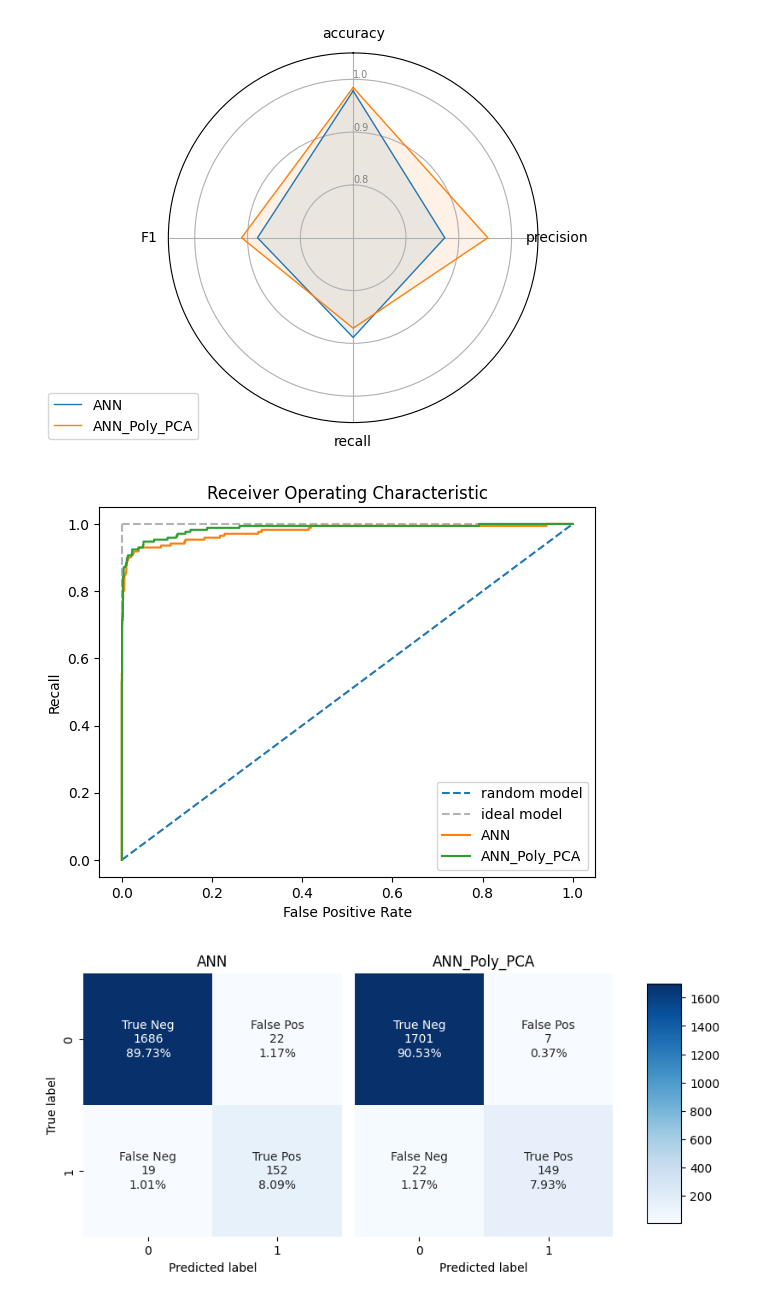
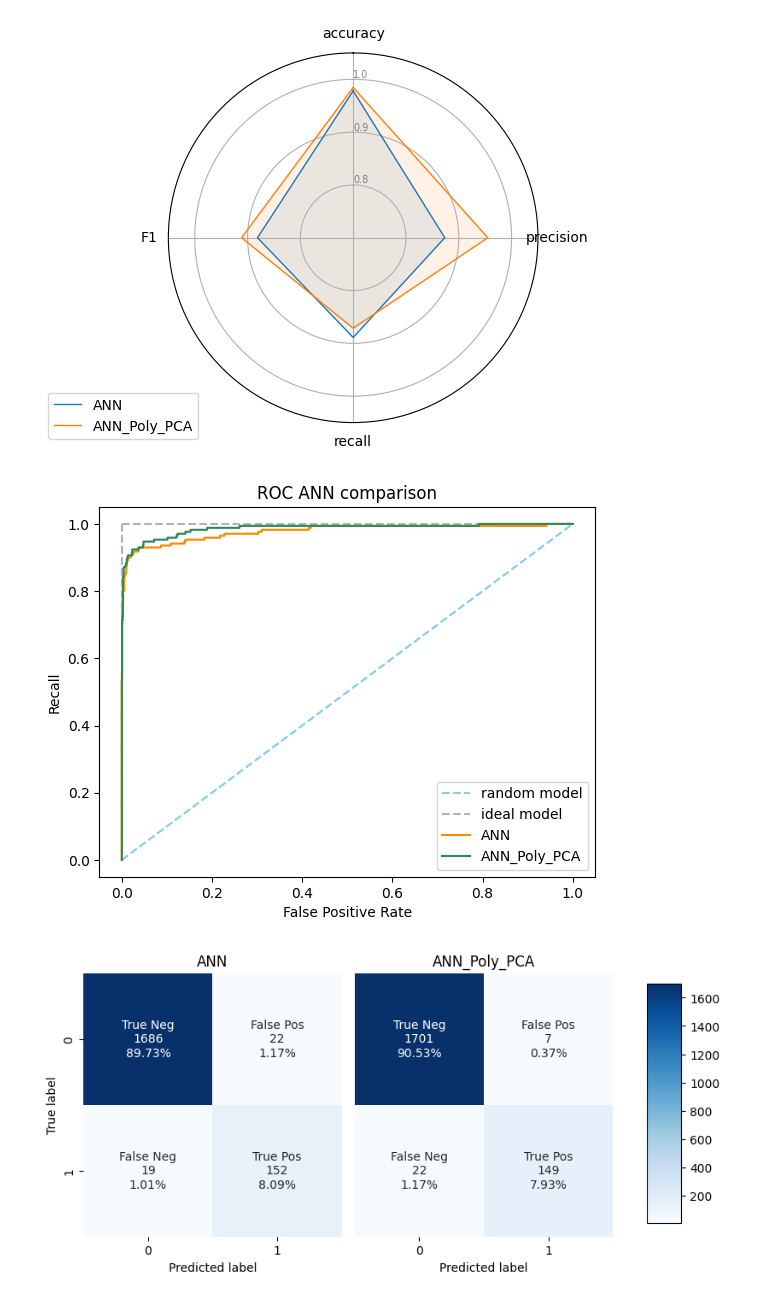
Before and after one commit to daistmarco/PredictingPulsarStar, a Jupyter notebook: ANN_comparison.ipynb, the cells around one changed output. Saved outputs shown, nothing was run; the diff lists cells and outputs as text; code cells hidden in the pictures.

```diff
--- a/ANN_comparison.ipynb
+++ b/ANN_comparison.ipynb
@@ -519,37 +520,44 @@ if save_flag == 1:
 # %% [output]
 [figure]
 # %%
+from sklearn.metrics import roc_curve
+import matplotlib.pyplot as plt
+
 # calculate roc curve values for the first ROC curve
 false_positive_rate1, recall1, threshold1 = roc_curve(y_test, y_pred_proba1, drop_intermediate=False)
 
 # calculate roc curve values for the second ROC curve
 false_positive_rate2, recall2, threshold2 = roc_curve(y_test, y_pred_proba2, drop_intermediate=False)
 
 # figure and axes initialization
 fig, ax = plt.subplots()
 
 # reference lines
-ax.plot([0, 1], ls="--", label='random model')  # blue diagonal
+ax.plot([0, 1], ls="--", c='skyblue', alpha=1, label='random model')  # blue diagonal with alpha=0.5
 ax.plot([0, 0], [1, 0], c=".7", ls='--', label='ideal model')  # grey vertical
 ax.plot([1, 1], c=".7", ls='--')  # grey horizontal
 
 # roc curves
-ax.plot(false_positive_rate1, recall1, label='ANN')
-ax.plot(false_positive_rate2, recall2, label='ANN_Poly_PCA')
+ax.plot(false_positive_rate1, recall1, label='ANN', c='darkorange')
+ax.plot(false_positive_rate2, recall2, label='ANN_Poly_PCA', c='seagreen')
 
 # labels
-ax.set_title('Receiver Operating Characteristic')
+ax.set_title('ROC ANN comparison')
 ax.set_xlabel('False Positive Rate')
 ax.set_ylabel('Recall')
 ax.legend();
+
+
 
 save_flag = 0
 
 if save_flag == 1:
 
     plt.savefig('plots/ROC_ANN_comparison.png')
+
+plt.show()
 # %% [output]
-[figure, old version]
+[figure, new version]
 # %%
 # calculate confusion matrices
 cm1 = confusion_matrix(y_true, y_pred1)
```
Also changed, not shown: parts of 8 cells of this notebook, 3 other files.
